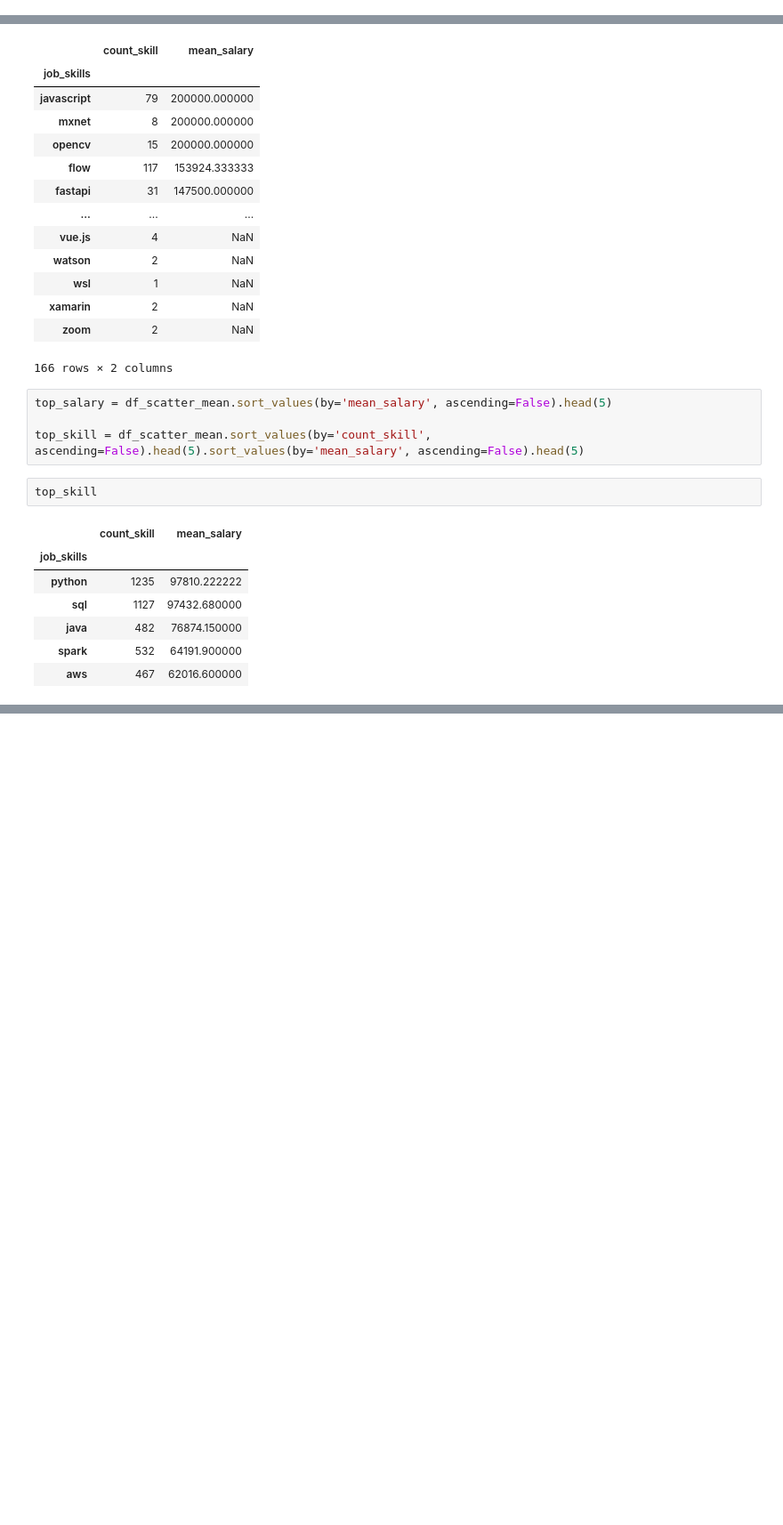
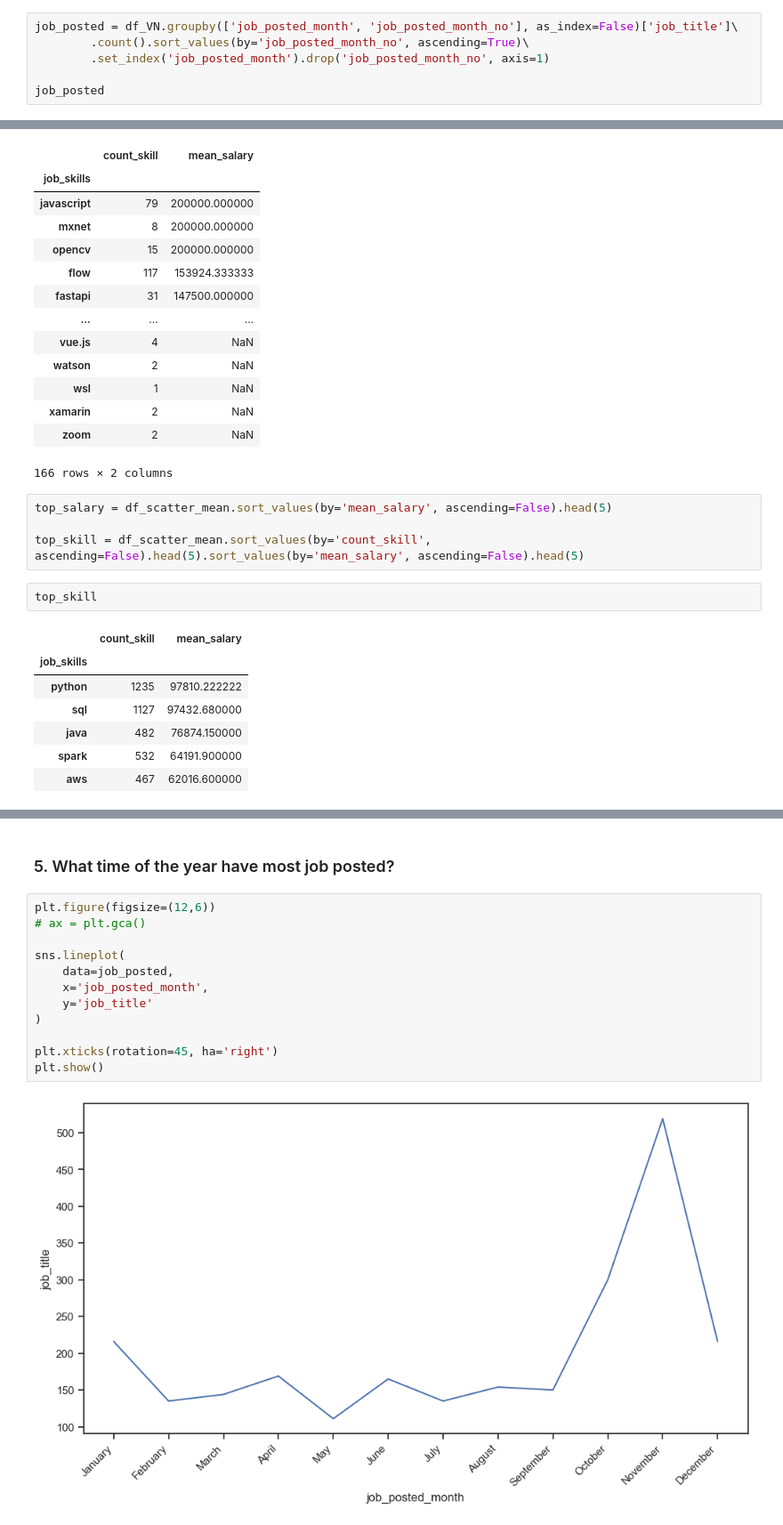
Before and after one commit to kunbox96/job-analysis, a Jupyter notebook: dataJob_analysis.ipynb, the cells around one changed output, grey strips where cells are left out. Shown at 89% size. Drawn from its saved outputs; the diff is of its cells as text; blank space fills up the shorter version.

```diff
--- a/dataJob_analysis.ipynb
+++ b/dataJob_analysis.ipynb
@@ -73,0 +71,6 @@ Name: count, dtype: int64
+# %%
+job_posted = df_VN.groupby(['job_posted_month', 'job_posted_month_no'], as_index=False)['job_title']\
+        .count().sort_values(by='job_posted_month_no', ascending=True)\
+        .set_index('job_posted_month').drop('job_posted_month_no', axis=1)
+
+job_posted
@@ -196,0 +221,16 @@ plt.show()
+# %% [markdown]
+### 5. What time of the year have most job posted?
+# %%
+plt.figure(figsize=(12,6))
+# ax = plt.gca()
+
+sns.lineplot(
+    data=job_posted,
+    x='job_posted_month',
+    y='job_title'
+)
+
+plt.xticks(rotation=45, ha='right')
+plt.show()
+# %% [output]
+[figure, added]
```
Also changed, not shown: parts of 10 cells of this notebook.
